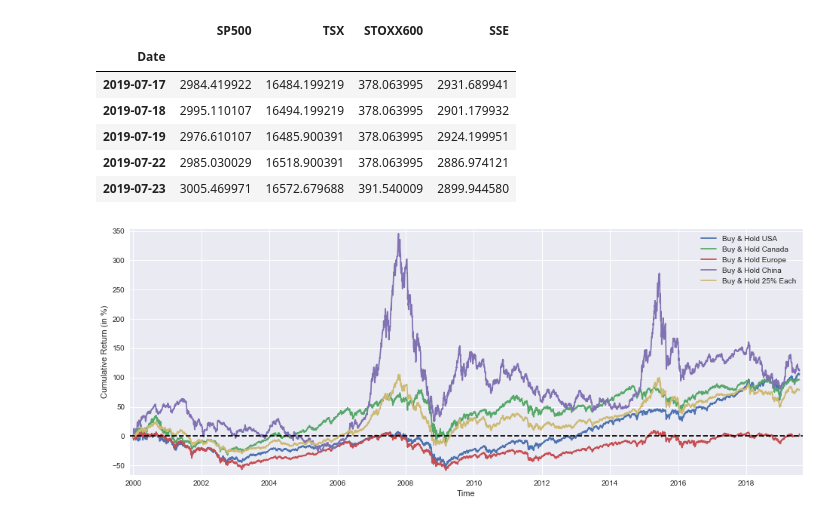
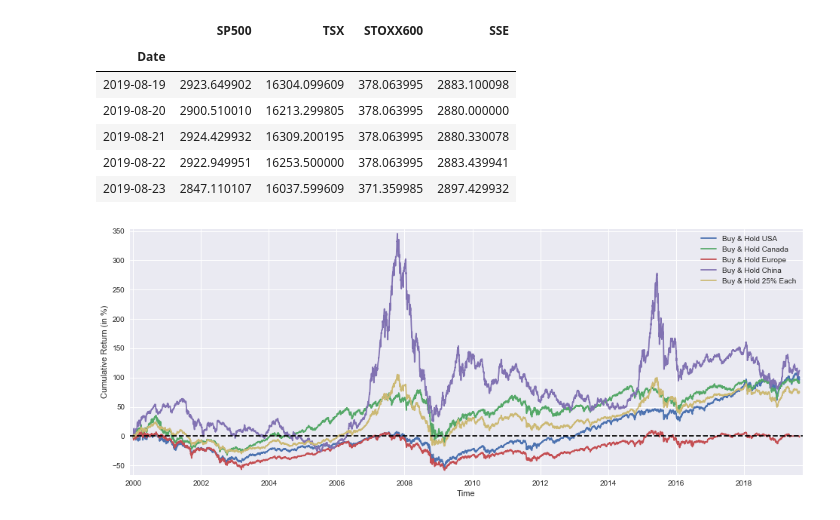
Before and after one commit to LongOnly/Quantitative-Notebooks, a Jupyter notebook: AssetAllocation.ipynb, the cells around one changed output. Saved outputs shown, nothing was run; the diff lists cells and outputs as text; code cells hidden in the pictures.

```diff
--- a/AssetAllocation.ipynb
+++ b/AssetAllocation.ipynb
@@ -33,39 +33,39 @@ def getdata(tickers,start,end,frequency):
             crumb = m.groupdict()['crumb']
     for ticker in tickers:
         url_str  = "https://query1.finance.yahoo.com/v7/finance/download/%s"
         url_str += "?period1=%s&period2=%s&interval=%s&events=history&crumb=%s"
         url = url_str % (ticker, start, end, frequency, crumb)
         res = requests.get(url, cookies={'B': cookie}).text
         OHLC[ticker] = pd.read_csv(io.StringIO(res), index_col=0,
                                    error_bad_lines=False).replace('null', np.nan).dropna()
         OHLC[ticker].index = pd.to_datetime(OHLC[ticker].index)
         OHLC[ticker] = OHLC[ticker].apply(pd.to_numeric)
     return OHLC
 
 # Assets under consideration
 tickers = ['%5EGSPTSE','%5EGSPC','%5ESTOXX','000001.SS']
 
 # If yahoo data retrieval fails, try until it returns something
 data = None
 while data is None:
     try:
-        data = getdata(tickers,'946685000','1563922500','1d')
+        data = getdata(tickers,'946685000','1566687600','1d')
     except:
          pass
 
 ICP = pd.DataFrame({'SP500':    data['%5EGSPC']['Adj Close'],
                     'TSX':      data['%5EGSPTSE']['Adj Close'],
                     'STOXX600': data['%5ESTOXX']['Adj Close'],
                     'SSE':      data['000001.SS']['Adj Close']}).fillna(method='ffill')
 ICP.tail()
 # %% [output]
 |  | SP500 | TSX | STOXX600 | SSE |
 | Date |  |  |  |  |
-| 2019-07-17 | 2984.419922 | 16484.199219 | 378.063995 | 2931.689941 |
-| 2019-07-18 | 2995.110107 | 16494.199219 | 378.063995 | 2901.179932 |
-| 2019-07-19 | 2976.610107 | 16485.900391 | 378.063995 | 2924.199951 |
-| 2019-07-22 | 2985.030029 | 16518.900391 | 378.063995 | 2886.974121 |
-| 2019-07-23 | 3005.469971 | 16572.679688 | 391.540009 | 2899.944580 |
+| 2019-08-19 | 2923.649902 | 16304.099609 | 378.063995 | 2883.100098 |
+| 2019-08-20 | 2900.510010 | 16213.299805 | 378.063995 | 2880.000000 |
+| 2019-08-21 | 2924.429932 | 16309.200195 | 378.063995 | 2880.330078 |
+| 2019-08-22 | 2922.949951 | 16253.500000 | 378.063995 | 2883.439941 |
+| 2019-08-23 | 2847.110107 | 16037.599609 | 371.359985 | 2897.429932 |
 # %%
 BuyHold_SP     = ICP['SP500']    /float(ICP['SP500'][:1])   -1
 BuyHold_TSX    = ICP['TSX']      /float(ICP['TSX'][:1])     -1
```
Also changed, not shown: parts of 6 cells of this notebook, 3 other files.
